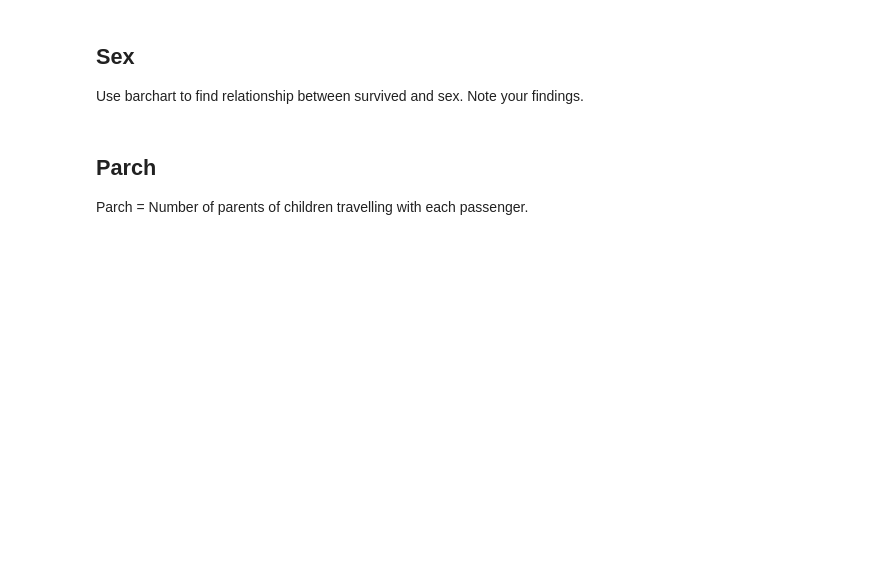
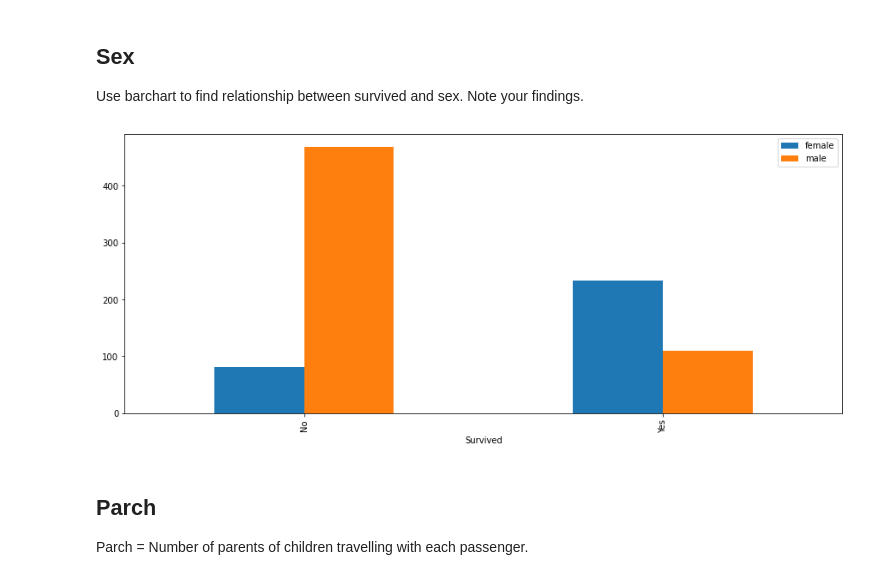
Before and after one commit to reediredale/institute-of-data, a Jupyter notebook: Module 2/Lab 2.2.1.ipynb, the cells around one changed output. Cells and saved outputs as stored; diff of their text form; code cells hidden in the pictures; blank space fills up the shorter version.

```diff
--- a/Module 2/Lab 2.2.1.ipynb
+++ b/Module 2/Lab 2.2.1.ipynb
@@ -268,6 +308,9 @@ Use barchart to find relationship between survived and pclass.  Note your findin
 Use barchart to find relationship between survived and sex.  Note your findings.
 # %%
 # ANSWER
+bar_charts(titanic, titanic['Sex'])
+# %% [output]
+[figure, added]
 # %% [markdown]
 ## Parch
 
```
Also changed, not shown: parts of 27 cells of this notebook.
